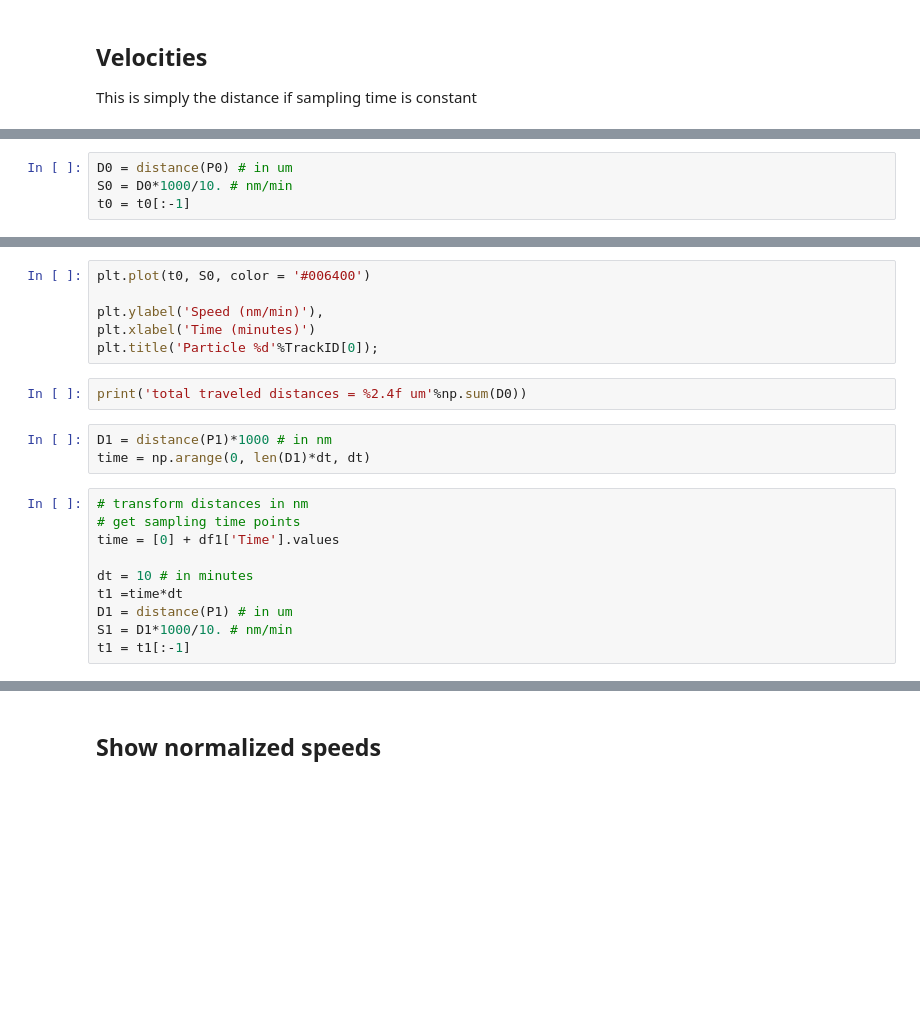
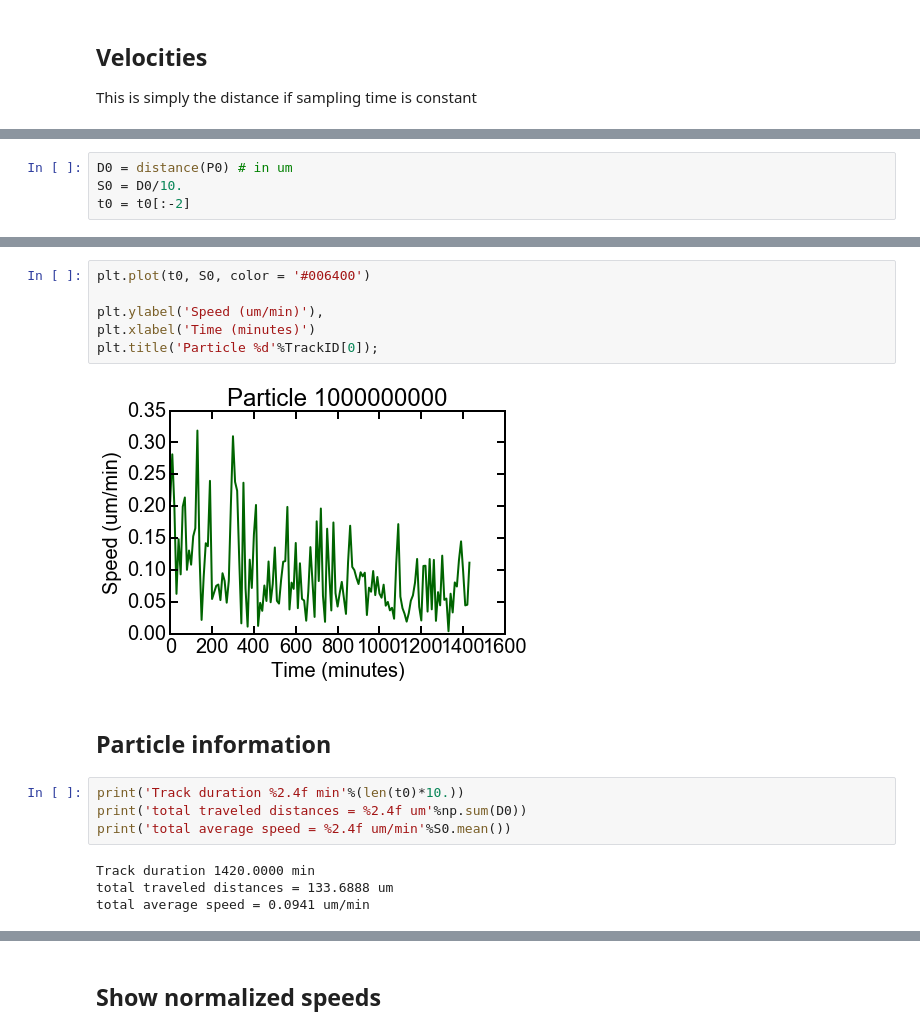
Before and after one commit to OrielBanne/myIPythonNotebooks, a Jupyter notebook: pub/Migration velocity.ipynb, the cells around one changed output, grey strips where cells are left out. Saved outputs shown, nothing was run; the diff lists cells and outputs as text; blank space fills up the shorter version.

```diff
--- a/pub/Migration velocity.ipynb
+++ b/pub/Migration velocity.ipynb
@@ -116,7 +115,7 @@ print(t0)
  1370 1380 1390 1400 1410 1420 1430 1440 1450]
 # %%
 D0 = distance(P0) # in um
-S0 = D0*1000/10. # nm/min
-t0 = t0[:-1]
+S0 = D0/10.
+t0 = t0[:-2]
 # %%
 len(t0), len(S0)
@@ -123,21 +124,18 @@ len(t0), len(S0)
 # %%
 plt.plot(t0, S0, color = '#006400')
 
-plt.ylabel('Speed (nm/min)'),
+plt.ylabel('Speed (um/min)'),
 plt.xlabel('Time (minutes)')
 plt.title('Particle %d'%TrackID[0]);
+# %% [output]
+[figure, added]
+# %% [markdown]
+<H2>Particle information</H2>
 # %%
+print('Track duration %2.4f min'%(len(t0)*10.))
 print('total traveled distances = %2.4f um'%np.sum(D0))
+print('total average speed = %2.4f um/min'%S0.mean())
+# %% [output]
+Track duration 1420.0000 min
+total traveled distances = 133.6888 um
+total average speed = 0.0941 um/min
-# %%
-D1 = distance(P1)*1000 # in nm
-time = np.arange(0, len(D1)*dt, dt)
-# %%
-# transform distances in nm
-# get sampling time points
-time = [0] + df1['Time'].values
-
-dt = 10 # in minutes
-t1 =time*dt
-D1 = distance(P1) # in um
-S1 = D1*1000/10. # nm/min
-t1 = t1[:-1]
```
Also changed, not shown: parts of 20 cells of this notebook.
